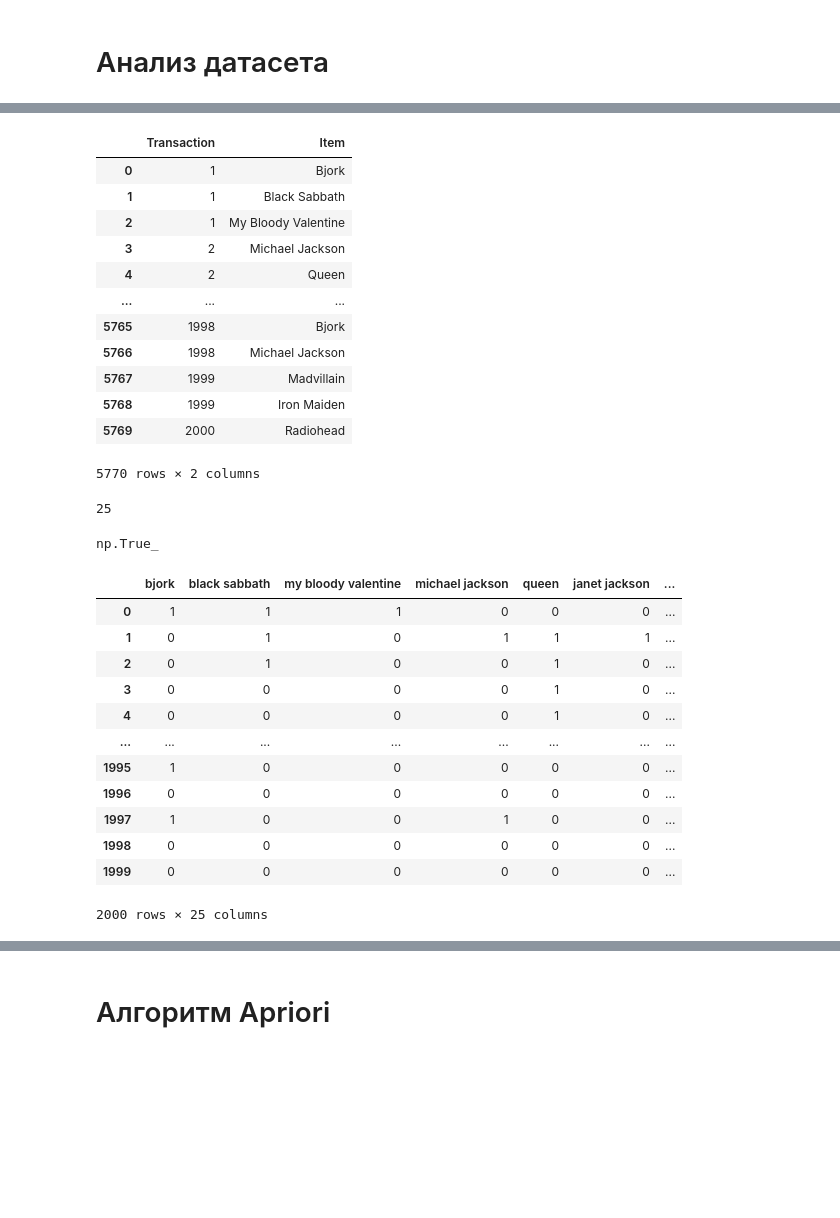
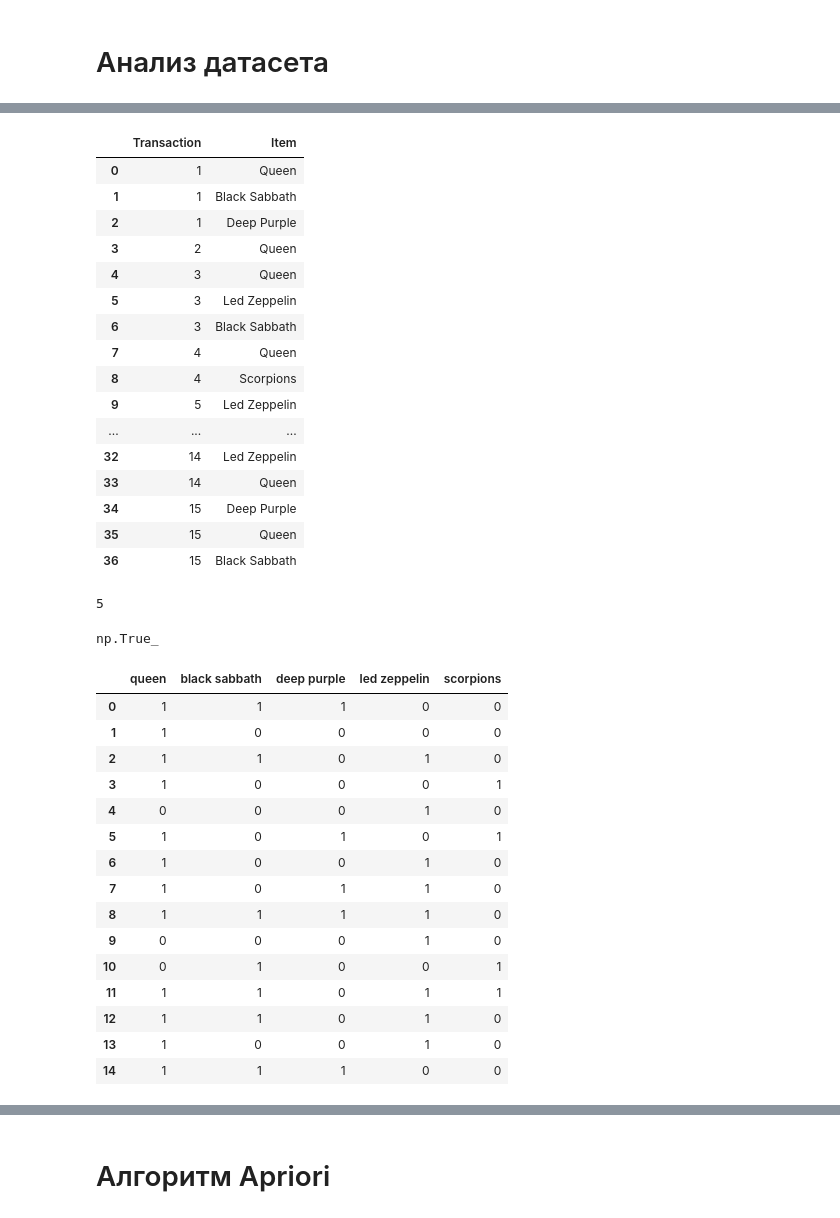
Before and after one commit to Grander78498/grander-materials-v2, a Jupyter notebook: Пр.интел.систем/prac1.ipynb, the cells around one changed output, grey strips where cells are left out. Saved outputs shown, nothing was run; the diff lists cells and outputs as text; code cells hidden in the pictures; blank space fills up the shorter version.

```diff
--- a/Пр.интел.систем/prac1.ipynb
+++ b/Пр.интел.систем/prac1.ipynb
@@ -87,5 +83,5 @@ import datetime as dt
 # %%
-df = pd.read_csv("./groups.csv", encoding='utf-8')
+df = pd.read_csv("./groups-short.csv", encoding='utf-8')
 # %%
 df.head(100)
 # %% [output]
@@ -105,23 +105,23 @@ df.head(100)
-# %%
-df['Date'] = df['Date'].apply(lambda d: dt.datetime.strptime(d, '%Y-%m-%d'))
-# %%
-df = df[df['Date'] <= dt.datetime(2016, 10, 30) + dt.timedelta(days=1)]
 # %%
 df
 # %% [output]
 |  | Transaction | Item |
-| 0 | 1 | Bjork |
+| 0 | 1 | Queen |
 | 1 | 1 | Black Sabbath |
-| 2 | 1 | My Bloody Valentine |
-| 3 | 2 | Michael Jackson |
-| 4 | 2 | Queen |
+| 2 | 1 | Deep Purple |
+| 3 | 2 | Queen |
+| 4 | 3 | Queen |
+| 5 | 3 | Led Zeppelin |
+| 6 | 3 | Black Sabbath |
+| 7 | 4 | Queen |
+| 8 | 4 | Scorpions |
+| 9 | 5 | Led Zeppelin |
 | ... | ... | ... |
-| 5765 | 1998 | Bjork |
-| 5766 | 1998 | Michael Jackson |
-| 5767 | 1999 | Madvillain |
-| 5768 | 1999 | Iron Maiden |
-| 5769 | 2000 | Radiohead |
+| 32 | 14 | Led Zeppelin |
+| 33 | 14 | Queen |
+| 34 | 15 | Deep Purple |
+| 35 | 15 | Queen |
+| 36 | 15 | Black Sabbath |
-5770 rows × 2 columns
 # %%
 df['Item'] = df['Item'].apply(lambda x: x.lower().strip())
 df['Item'] = df.loc[df['Item'] != 'none', ['Item']]
@@ -129,7 +129,7 @@ df = df.dropna()
 # %%
 len(df['Item'].unique())
 # %% [output]
-25
+5
 # %%
 df['Transaction'].max() == len(df['Transaction'].unique())
 # %% [output]
@@ -137,29 +137,32 @@ np.True_
 # %%
 unique_items = df['Item'].unique()
 _dict = defaultdict(list)
-for transaction_number in df['Transaction'].unique():
+for transaction_number in tqdm(df['Transaction'].unique()):
     products = df.loc[df['Transaction'] == transaction_number]['Item'].to_list()
     for pr in unique_items:
         if pr in products:
             _dict[pr].append(1)
         else:
             _dict[pr].append(0)
 norm_df = pd.DataFrame(_dict)
 norm_df
 # %% [output]
-|  | bjork | black sabbath | my bloody valentine | michael jackson | queen | janet jackson | ... |
-| 0 | 1 | 1 | 1 | 0 | 0 | 0 | ... |
-| 1 | 0 | 1 | 0 | 1 | 1 | 1 | ... |
-| 2 | 0 | 1 | 0 | 0 | 1 | 0 | ... |
-| 3 | 0 | 0 | 0 | 0 | 1 | 0 | ... |
-| 4 | 0 | 0 | 0 | 0 | 1 | 0 | ... |
-| ... | ... | ... | ... | ... | ... | ... | ... |
-| 1995 | 1 | 0 | 0 | 0 | 0 | 0 | ... |
-| 1996 | 0 | 0 | 0 | 0 | 0 | 0 | ... |
-| 1997 | 1 | 0 | 0 | 1 | 0 | 0 | ... |
-| 1998 | 0 | 0 | 0 | 0 | 0 | 0 | ... |
-| 1999 | 0 | 0 | 0 | 0 | 0 | 0 | ... |
+|  | queen | black sabbath | deep purple | led zeppelin | scorpions |
+| 0 | 1 | 1 | 1 | 0 | 0 |
+| 1 | 1 | 0 | 0 | 0 | 0 |
+| 2 | 1 | 1 | 0 | 1 | 0 |
+| 3 | 1 | 0 | 0 | 0 | 1 |
+| 4 | 0 | 0 | 0 | 1 | 0 |
+| 5 | 1 | 0 | 1 | 0 | 1 |
+| 6 | 1 | 0 | 0 | 1 | 0 |
+| 7 | 1 | 0 | 1 | 1 | 0 |
+| 8 | 1 | 1 | 1 | 1 | 0 |
+| 9 | 0 | 0 | 0 | 1 | 0 |
+| 10 | 0 | 1 | 0 | 0 | 1 |
+| 11 | 1 | 1 | 0 | 1 | 1 |
+| 12 | 1 | 1 | 0 | 1 | 0 |
+| 13 | 1 | 0 | 0 | 1 | 0 |
+| 14 | 1 | 1 | 1 | 0 | 0 |
-2000 rows × 25 columns
 # %%
 norm_df.sum()
 # %% [output]
```
Also changed, not shown: parts of 22 cells of this notebook, 8 other files.
